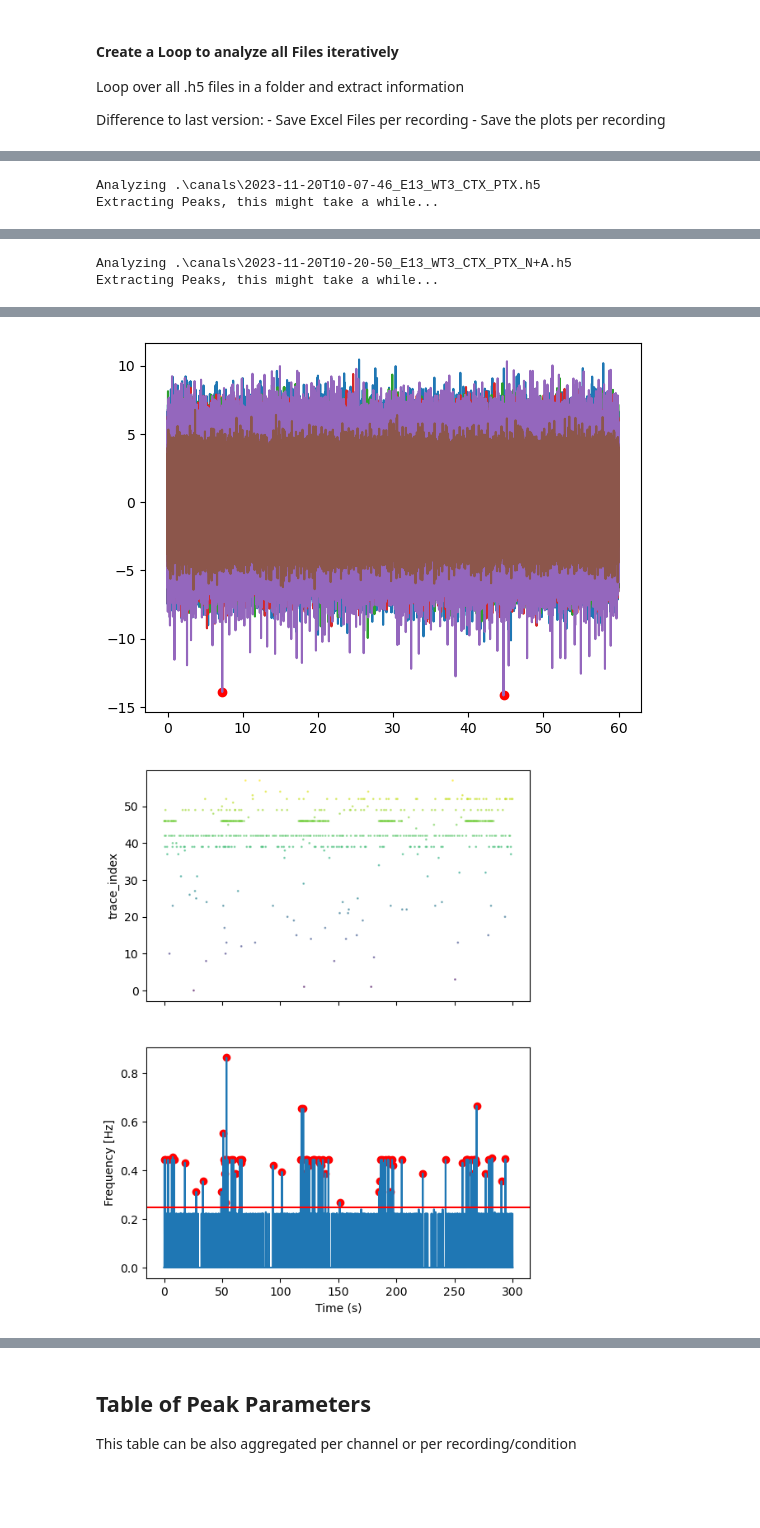
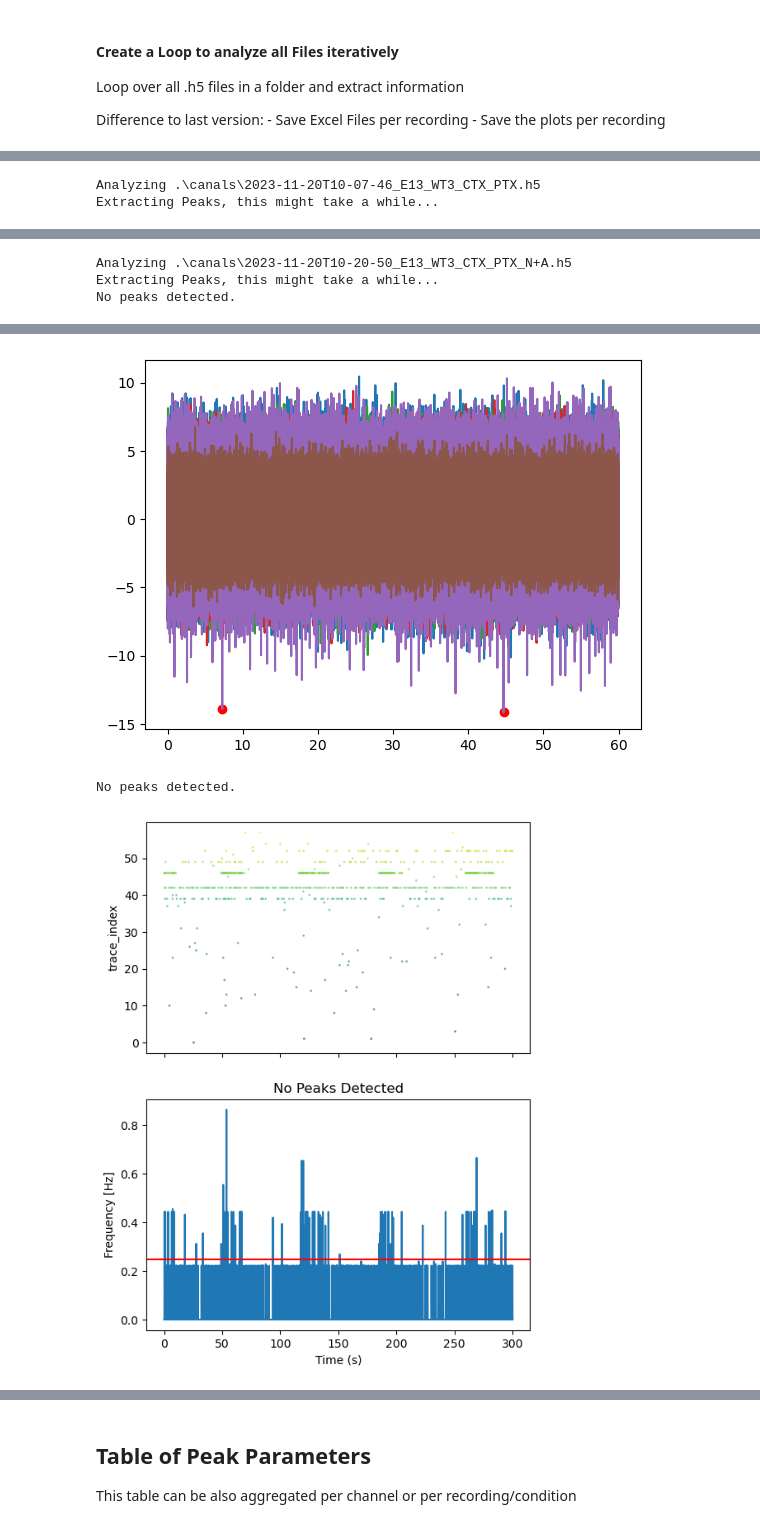
Before and after one commit to dcolam/MCS_Tools, a Jupyter notebook: I_Canals_Data_Report_v2.ipynb, the cells around one changed output, grey strips where cells are left out. Cells and saved outputs as stored; diff of their text form; code cells hidden in the pictures; blank space fills up the shorter version.

Commit message:
Add files via upload
- Burst Filtering implementation based on minimum number of participating channels
- Bug fix, where the code should handle no bursts detected

```diff
--- a/I_Canals_Data_Report_v2.ipynb
+++ b/I_Canals_Data_Report_v2.ipynb
@@ -42,6 +43,26 @@ if not os.path.exists(directory):
 
 peak_table_list = []
 burst_table_list = []
+
+
+### Parameters for Burst detection ###
+
+## For plotting only
+startTime=0
+endTime=60
+
+## Minimum number of channels
+min_channels=5
+
+## Smoothing of histogram
+sigma=0.03
+## Binning of time window
+binSize=0.01 #in ms
+
+pretrigger = 10 #in ms
+posttrigger = pretrigger #in ms
+
+print(files)
 
 for file in files:
     print("Analyzing {}".format(file))
@@ -81,7 +102,15 @@ for file in files:
     plt.show()
     #MCSTools.plot_traces(filtered, channels[40:45], startTime=0, endTime=10)
     #MCSTools.plot_spikes(filtered, channels[40:45], startTime=0, endTime=60)
-    MCSTools.compute_burst_activity(peak_table,filtered, plotRaster=True, startTime=0, endTime=60)
+    MCSTools.compute_burst_activity(peak_table,filtered,
+                                    plotRaster=True,
+                                    startTime=startTime,
+                                    endTime=endTime,
+                                    min_channels=min_channels,
+                                    sigma=sigma,
+                                    binSize=binSize,
+                                    pretrigger=pretrigger,
+                                    posttrigger=posttrigger)
     #plt.show()
     plt.savefig(os.path.join(outpath, filename + "_burst.png"))
     plt.show()
@@ -101,15 +131,17 @@ for file in files:
 Analyzing .\canals\2023-11-20T09-55-24_E13_WT3_CTX_BASE.h5
 Extracting Peaks, this might take a while...
 [figure]
 [figure]
 [figure]
 Analyzing .\canals\2023-11-20T10-07-46_E13_WT3_CTX_PTX.h5
 Extracting Peaks, this might take a while...
 [figure]
 [figure]
 [figure]
 Analyzing .\canals\2023-11-20T10-20-50_E13_WT3_CTX_PTX_N+A.h5
 Extracting Peaks, this might take a while...
+No peaks detected.
 [figure]
 [figure]
+No peaks detected.
-[figure, old version]
+[figure, new version]
```
Also changed, not shown: parts of 5 cells of this notebook, 1 other file.
